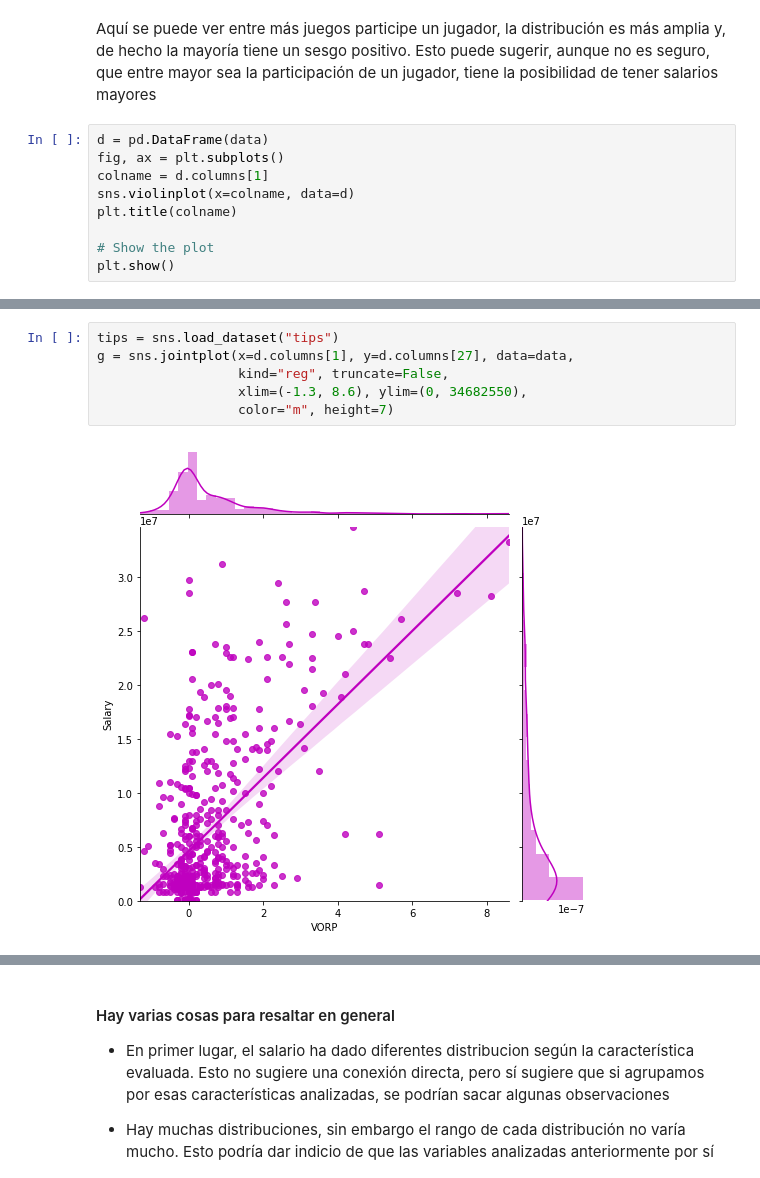
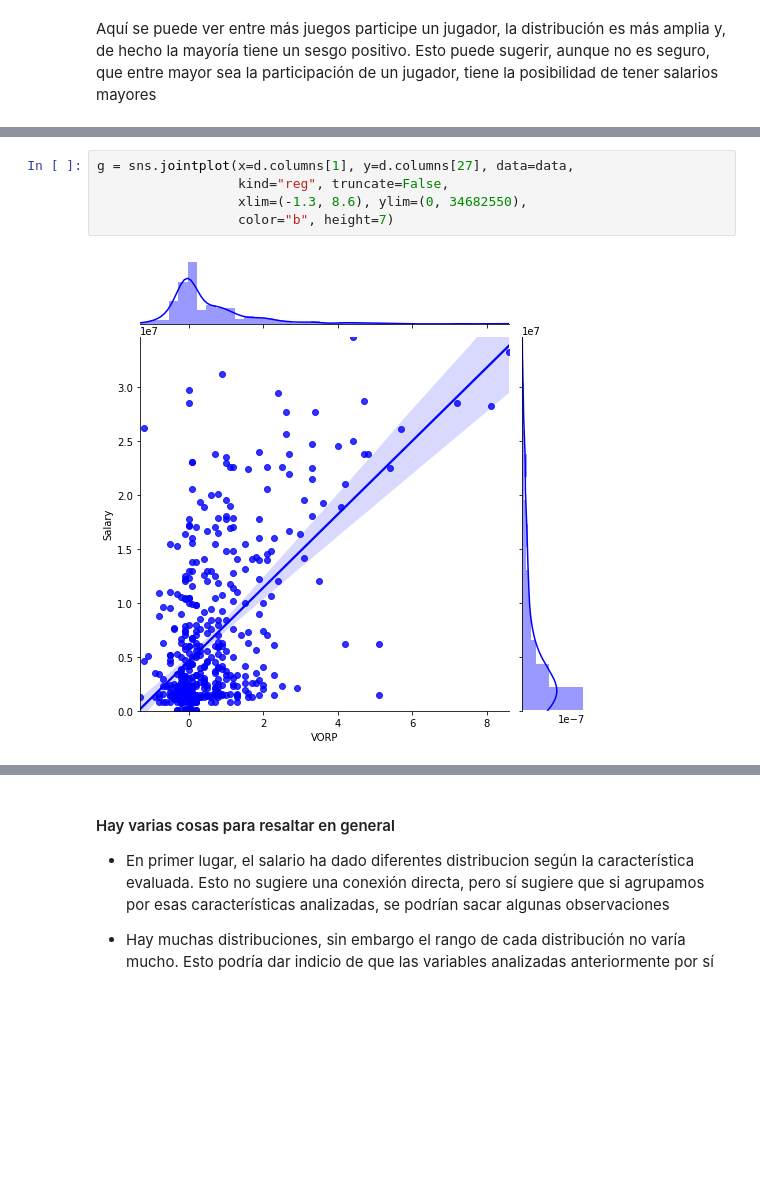
Before and after one commit to StevenMaMei/DataAnalyticsFinalProject, a Jupyter notebook: PrimerEntrega.ipynb, the cells around one changed output, grey strips where cells are left out. Cells and saved outputs as stored; diff of their text form; blank space fills up the shorter version.

```diff
--- a/PrimerEntrega.ipynb
+++ b/PrimerEntrega.ipynb
@@ -368,12 +368,3 @@ Text(0.5, 1.0, 'Distribución de salarios por partidos jugados')
 [figure]
 # %% [markdown]
 Aquí se puede ver entre más juegos participe un jugador, la distribución es más amplia y, de hecho la mayoría tiene un sesgo positivo. Esto puede sugerir, aunque no es seguro, que entre mayor sea la participación de un jugador, tiene la posibilidad de tener salarios mayores
-# %%
-d = pd.DataFrame(data)
-fig, ax = plt.subplots()
-colname = d.columns[1]
-sns.violinplot(x=colname, data=d)
-plt.title(colname)
-
-# Show the plot
-plt.show()
@@ -412,8 +371,7 @@ plt.show()
 # %%
-tips = sns.load_dataset("tips")
 g = sns.jointplot(x=d.columns[1], y=d.columns[27], data=data,
                   kind="reg", truncate=False,
                   xlim=(-1.3, 8.6), ylim=(0, 34682550),
-                  color="m", height=7)
+                  color="b", height=7)
 # %% [output]
-[figure, old version]
+[figure, new version]
```
Also changed, not shown: parts of 10 cells of this notebook.
